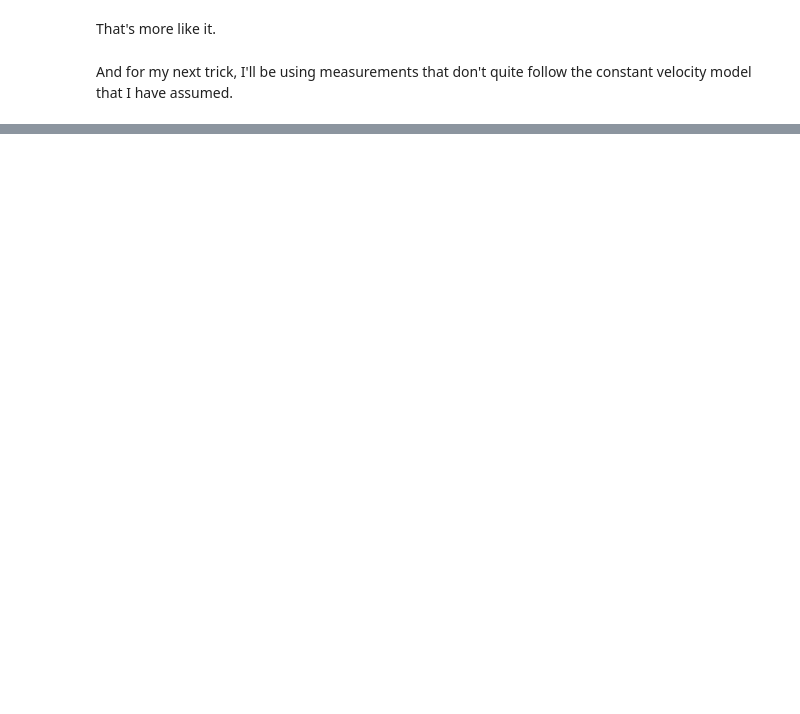
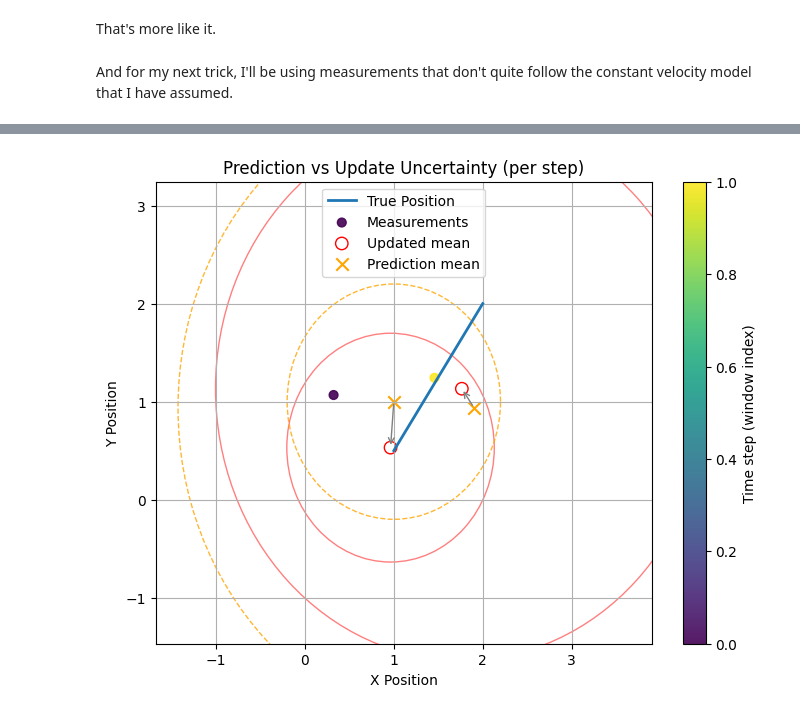
Before and after one commit to Moyin3/Dissertation, a Jupyter notebook: kalman_filter.ipynb, the cells around one changed output, grey strips where cells are left out. Saved outputs shown, nothing was run; the diff lists cells and outputs as text; code cells hidden in the pictures; blank space fills up the shorter version.

```diff
--- a/kalman_filter.ipynb
+++ b/kalman_filter.ipynb
@@ -19,7 +19,7 @@ F = np.array([[1, dt, 0, 0],
               [0, 0, 1, dt],
               [0, 0, 0, 1]])  # Constant Velocity Model
 
-sigma_acc = 1.0  # Standard deviation of the acceleration (m/s^2);
+sigma_acc = 0.1  # Standard deviation of the acceleration (m/s^2);
 q = sigma_acc**2
 Q = np.array([[dt**4/4, dt**3/2, 0, 0],
                 [dt**3/2, dt**2, 0, 0],
@@ -194,0 +499,23 @@ plot_results(true_positions, measurements, estimates)
+# %%
+# Choose a short window
+idx = np.arange(0, 2)
+
+true_small = true_positions[idx]
+meas_small = measurements[idx]
+est_small = estimates[idx]
+cov_small = covariances[idx]
+pred_small = predictions[idx]
+pred_cov_small = prediction_covariances[idx]
+
+# Now plot ellipses for *each* of these (only 4 timesteps)
+plot_results_with_ellipses(
+    true_small,
+    meas_small,
+    est_small,
+    cov_small,
+    pred_small,
+    pred_cov_small,
+    step=1,          # every point in this tiny window
+)
+# %% [output]
+[figure, added]
```
Also changed, not shown: parts of 32 cells of this notebook, 4 other files.
